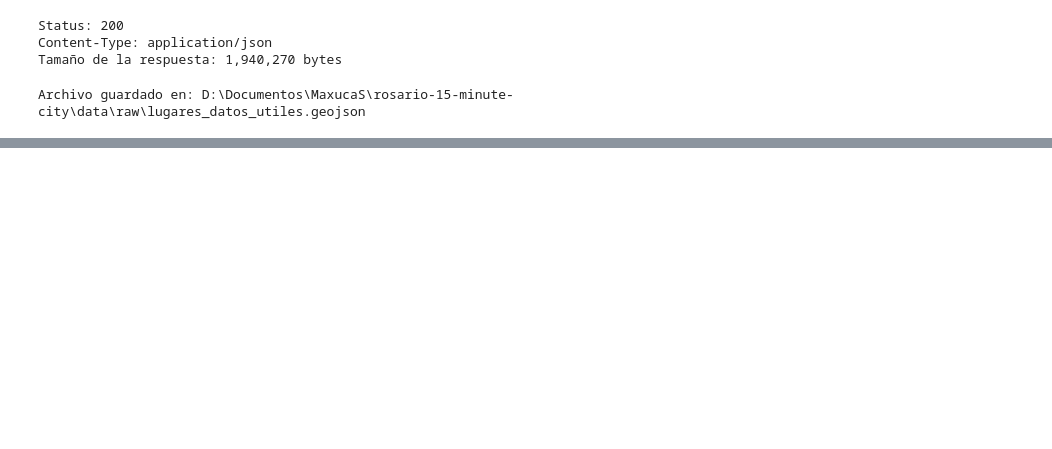
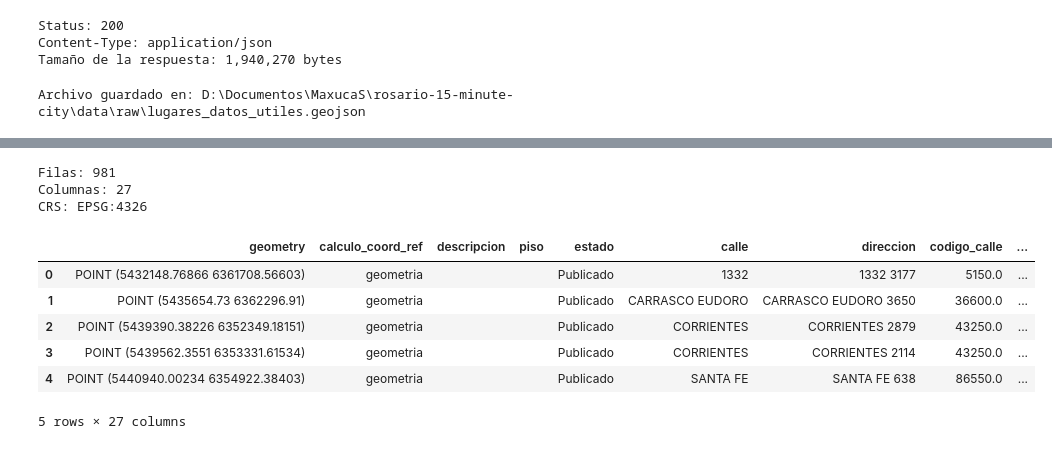
Before and after one commit to maximoalva/rosario-15-minute-city, a Jupyter notebook: notebooks/exploracion_datos.ipynb, the cells around one changed output, grey strips where cells are left out. Saved outputs shown, nothing was run; the diff lists cells and outputs as text; code cells hidden in the pictures; blank space fills up the shorter version.

```diff
--- a/notebooks/exploracion_datos.ipynb
+++ b/notebooks/exploracion_datos.ipynb
@@ -30,0 +76,23 @@ Archivo guardado en: D:\Documentos\MaxucaS\rosario-15-minute-city\data\raw\lugar
+# %%
+gdf = gpd.GeoDataFrame.from_features(
+    data["features"],
+    crs="EPSG:4326"
+)
+
+print(f"Filas: {len(gdf):,}")
+print(f"Columnas: {len(gdf.columns)}")
+print(f"CRS: {gdf.crs}")
+# %% [output]
+Filas: 981
+Columnas: 27
+CRS: EPSG:4326
+# %%
+display(gdf.head())
+# %% [output]
+|  | geometry | calculo_coord_ref | descripcion | piso | estado | calle | direccion | codigo_calle | ... |
+| 0 | POINT (5432148.76866 6361708.56603) | geometria |  |  | Publicado | 1332 | 1332 3177 | 5150.0 | ... |
+| 1 | POINT (5435654.73 6362296.91) | geometria |  |  | Publicado | CARRASCO EUDORO | CARRASCO EUDORO 3650 | 36600.0 | ... |
+| 2 | POINT (5439390.38226 6352349.18151) | geometria |  |  | Publicado | CORRIENTES | CORRIENTES 2879 | 43250.0 | ... |
+| 3 | POINT (5439562.3551 6353331.61534) | geometria |  |  | Publicado | CORRIENTES | CORRIENTES 2114 | 43250.0 | ... |
+| 4 | POINT (5440940.00234 6354922.38403) | geometria |  |  | Publicado | SANTA FE | SANTA FE 638 | 86550.0 | ... |
+5 rows × 27 columns
```
Also changed, not shown: parts of 20 cells of this notebook.
